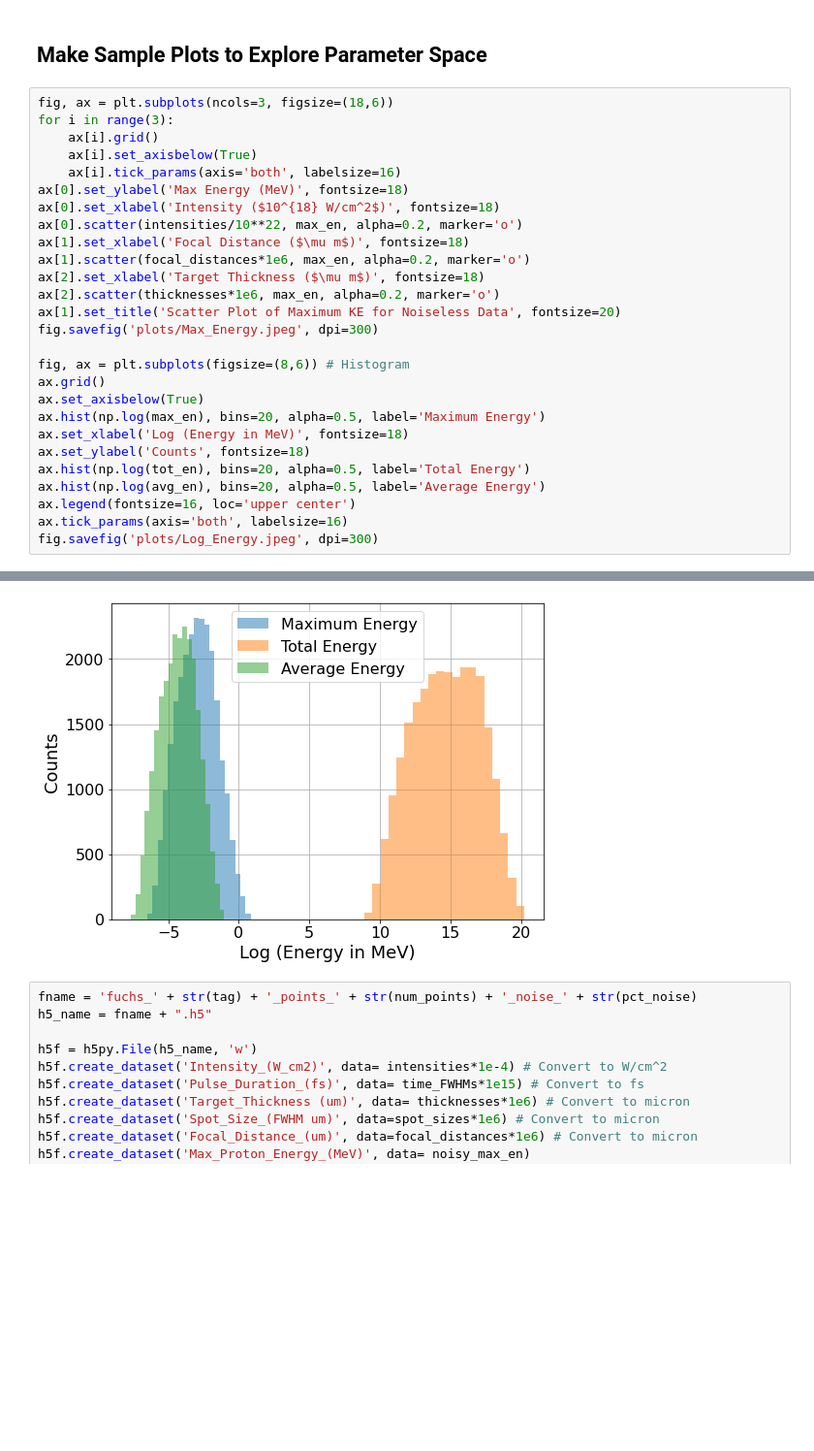
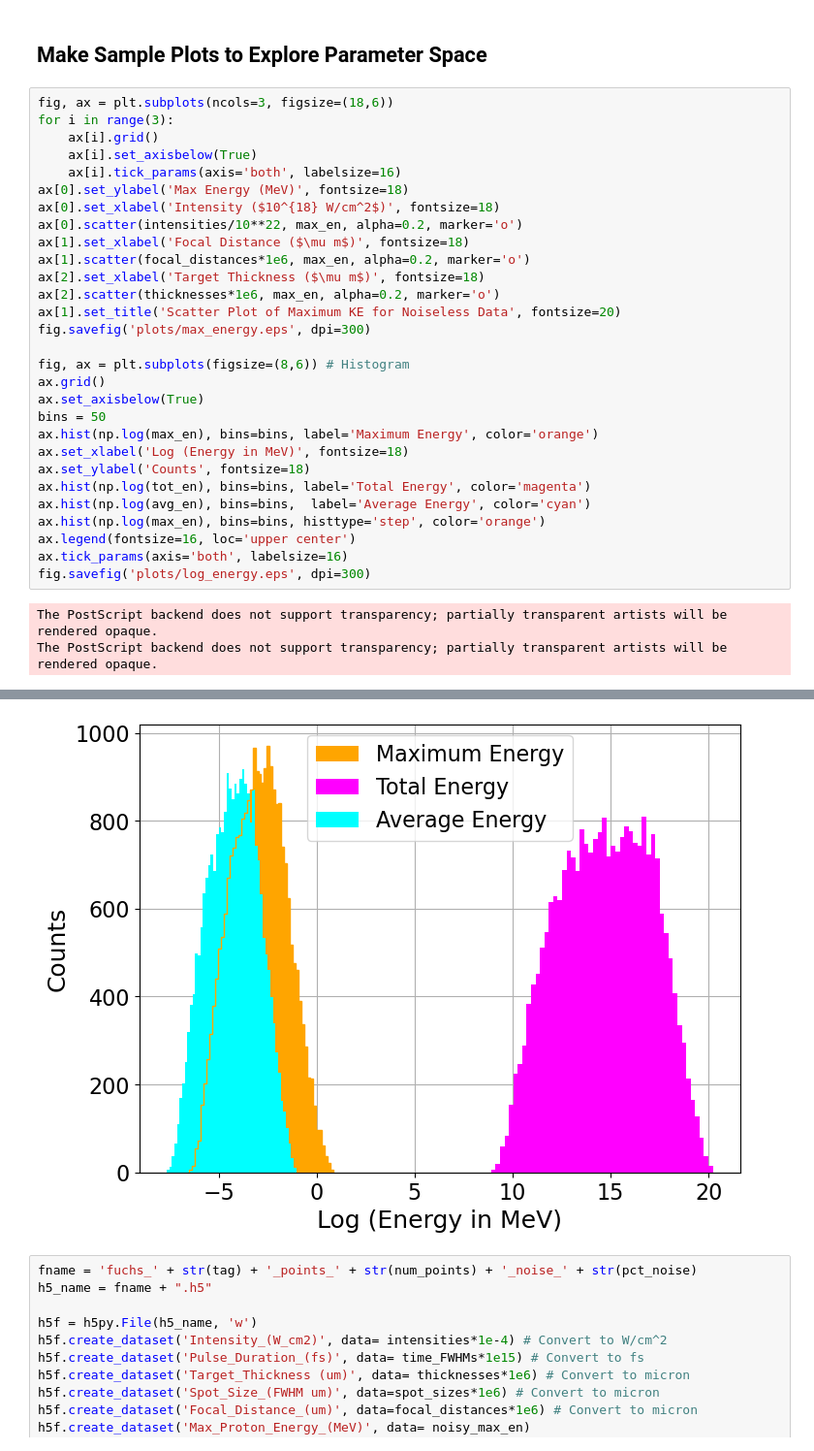
Before and after one commit to adi-devv/desai-fuchs-ml-v2, a Jupyter notebook: datasets/Fuchs_Data_Generation_v3.2.ipynb, the cells around one changed output, grey strips where cells are left out. Shown at 97% size. Drawn from its saved outputs; the diff is of its cells as text; blank space fills up the shorter version.

Commit message:
updated some figures to eps format

```diff
--- a/datasets/Fuchs_Data_Generation_v3.2.ipynb
+++ b/datasets/Fuchs_Data_Generation_v3.2.ipynb
@@ -202,33 +202,37 @@ min proton energy:  0.0015192178782671996  MeV
 # %%
 fig, ax = plt.subplots(ncols=3, figsize=(18,6))
 for i in range(3):
     ax[i].grid()
     ax[i].set_axisbelow(True)
     ax[i].tick_params(axis='both', labelsize=16)
 ax[0].set_ylabel('Max Energy (MeV)', fontsize=18)
 ax[0].set_xlabel('Intensity ($10^{18} W/cm^2$)', fontsize=18)
 ax[0].scatter(intensities/10**22, max_en, alpha=0.2, marker='o')
 ax[1].set_xlabel('Focal Distance ($\mu m$)', fontsize=18)
 ax[1].scatter(focal_distances*1e6, max_en, alpha=0.2, marker='o')
 ax[2].set_xlabel('Target Thickness ($\mu m$)', fontsize=18)
 ax[2].scatter(thicknesses*1e6, max_en, alpha=0.2, marker='o')
 ax[1].set_title('Scatter Plot of Maximum KE for Noiseless Data', fontsize=20)
-fig.savefig('plots/Max_Energy.jpeg', dpi=300)
+fig.savefig('plots/max_energy.eps', dpi=300)
 
 fig, ax = plt.subplots(figsize=(8,6)) # Histogram
 ax.grid()
 ax.set_axisbelow(True)
-ax.hist(np.log(max_en), bins=20, alpha=0.5, label='Maximum Energy')
+bins = 50
+ax.hist(np.log(max_en), bins=bins, label='Maximum Energy', color='orange')
 ax.set_xlabel('Log (Energy in MeV)', fontsize=18)
 ax.set_ylabel('Counts', fontsize=18)
-ax.hist(np.log(tot_en), bins=20, alpha=0.5, label='Total Energy')
-ax.hist(np.log(avg_en), bins=20, alpha=0.5, label='Average Energy')
+ax.hist(np.log(tot_en), bins=bins, label='Total Energy', color='magenta')
+ax.hist(np.log(avg_en), bins=bins,  label='Average Energy', color='cyan')
+ax.hist(np.log(max_en), bins=bins, histtype='step', color='orange')
 ax.legend(fontsize=16, loc='upper center')
 ax.tick_params(axis='both', labelsize=16)
-fig.savefig('plots/Log_Energy.jpeg', dpi=300)
+fig.savefig('plots/log_energy.eps', dpi=300)
 # %% [output]
+The PostScript backend does not support transparency; partially transparent artists will be rendered opaque.
+The PostScript backend does not support transparency; partially transparent artists will be rendered opaque.
 [figure]
-[figure, old version]
+[figure, new version]
 # %%
 fname = 'fuchs_' + str(tag) + '_points_' + str(num_points) + '_noise_' + str(pct_noise)
 h5_name = fname + ".h5"
```
Also changed, not shown: parts of 3 cells of this notebook, 30 other files.
